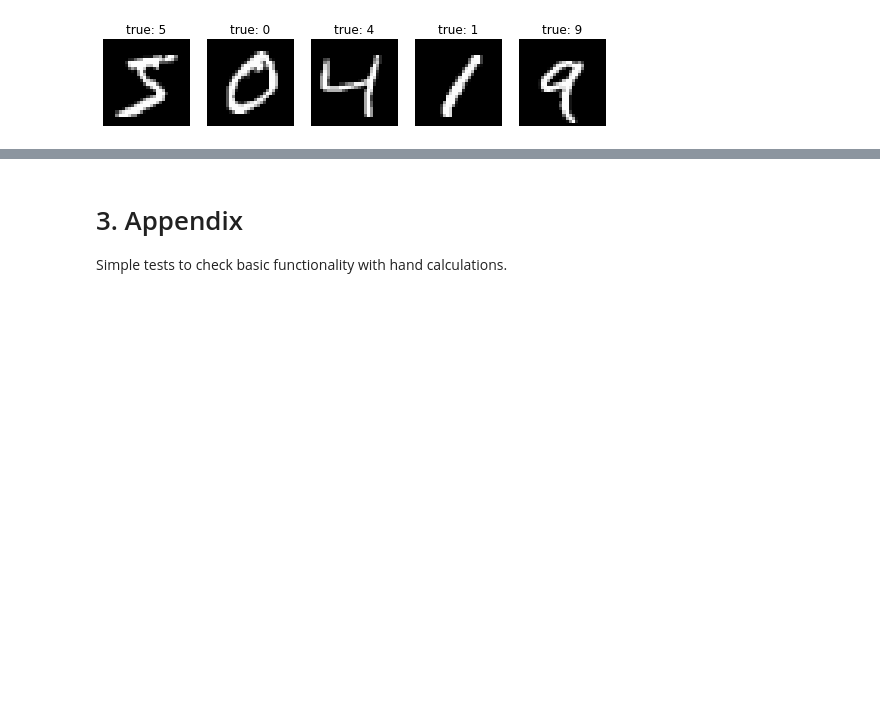
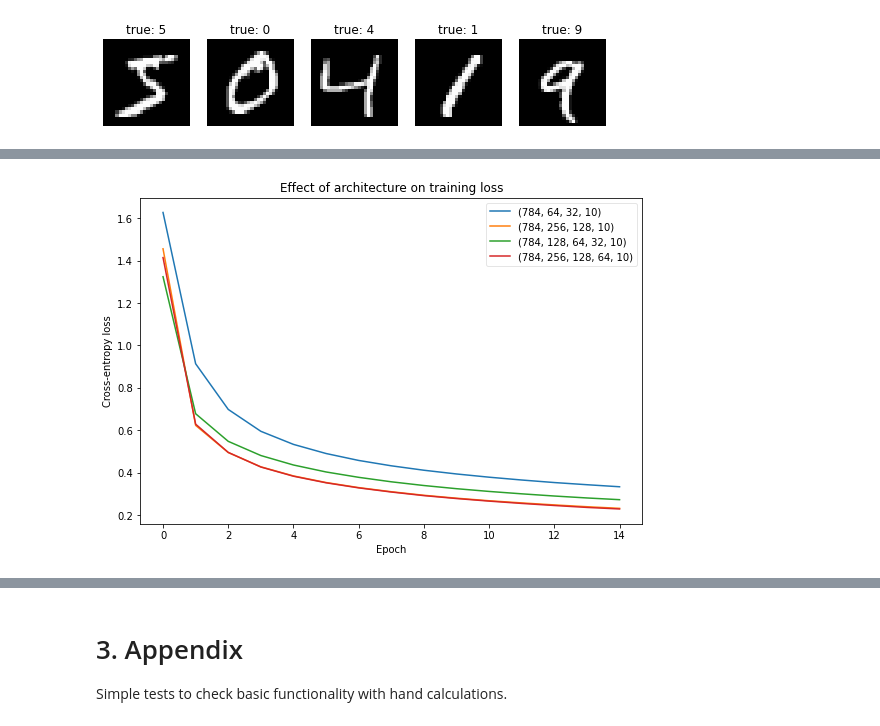
Before and after one commit to vtd9/multilayer-perceptron, a Jupyter notebook: HW1.ipynb, the cells around one changed output, grey strips where cells are left out. Drawn from its saved outputs; the diff is of its cells as text; code cells hidden in the pictures; blank space fills up the shorter version.

```diff
--- a/HW1.ipynb
+++ b/HW1.ipynb
@@ -129,0 +179,23 @@ epochs = 15
+# %%
+# Define different architectures to try
+lr_fixed = 0.001
+arch_train = {}
+arch_valid = {}
+dims_set = ((width*width, 64, 32, 10),
+            (width*width, 256, 128, 10),
+            (width*width, 128, 64, 32, 10),
+            (width*width, 256, 128, 64, 10))
+activ_fns_set = ((Activation.relu, Activation.relu, Activation.softmax),
+                 (Activation.relu, Activation.relu, Activation.softmax),
+                 (Activation.relu, Activation.relu, Activation.relu, Activation.softmax),
+                 (Activation.relu, Activation.relu, Activation.relu, Activation.softmax))
+
+# Train models
+for dims, activ_fns in zip(dims_set, activ_fns_set):
+  p = Perceptron(dims, activ_fns, Loss.cross_entropy)
+  arch_train[dims] = Utility.train_epochs(p, mnist_set, lr_fixed,
+    epochs, batch, verbose=False)
+
+  # After training a model, validate
+  valid_gen = mnist_set.make_batches(batch, 'valid')
+  arch_valid[dims] = p.pass_data(valid_gen, lr_fixed, batch, train_mode=False)
@@ -129,0 +224,8 @@ epochs = 15
+# %%
+# Plot loss for the different architectures tried
+Utility.plot_results([arch_train[_][0] for _ in dims_set],
+                     labels=[str(dims) for dims in dims_set],
+                     ylabel='Cross-entropy loss',
+                     title='Effect of architecture on training loss')
+# %% [output]
+[figure, added]
```
Also changed, not shown: parts of 51 cells of this notebook.
